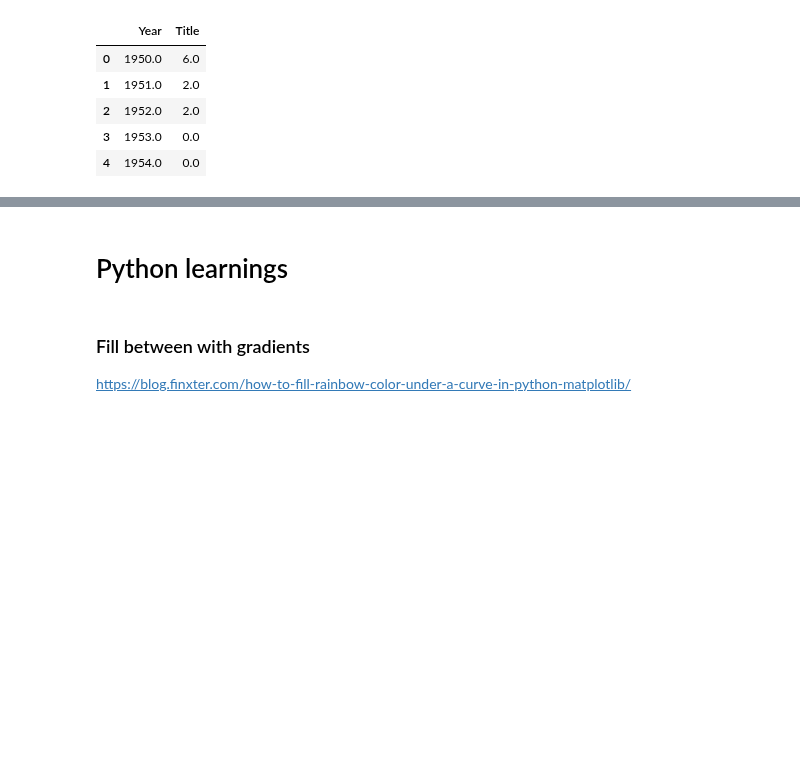
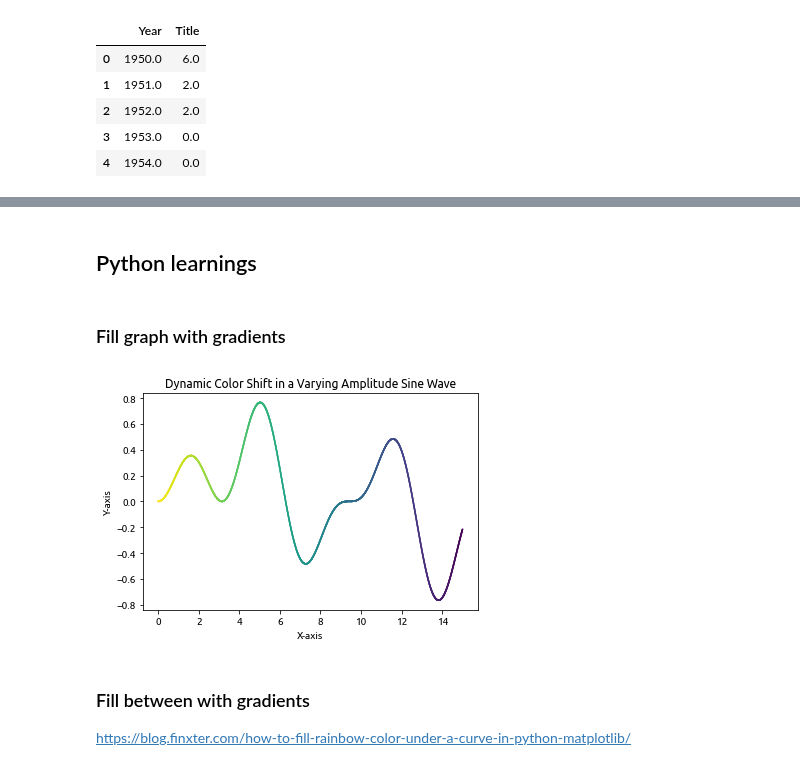
Before and after one commit to Lisa-Ho/small-data-projects, a Jupyter notebook: 2024/2405-bicycle-songs/bicycle-songs.ipynb, the cells around one changed output, grey strips where cells are left out. Drawn from its saved outputs; the diff is of its cells as text; code cells hidden in the pictures; blank space fills up the shorter version.

```diff
--- a/2024/2405-bicycle-songs/bicycle-songs.ipynb
+++ b/2024/2405-bicycle-songs/bicycle-songs.ipynb
@@ -684,5 +619,41 @@ for i in range(len(x)-1):
 # %% [markdown]
-# Python learnings
+## Python learnings
+# %% [markdown]
+### Fill graph with gradients
+# %%
+import matplotlib.pyplot as plt
+
+import numpy as np
+
+
+# Prepare the data
+
+x = np.linspace(0, 15, 2000)
+
+y = np.sin(x) * np.cos(x / 2) * np.sin(x / 3)  # Varying amplitude over time
+
+
+# Creating a dynamic color array based on y-values
+
+#colors = plt.cm.viridis((y - min(y)) / (max(y) - min(y)))
+colors = plt.cm.viridis_r((x - min(x)) / (max(x) - min(x)))
+
+
+# Plotting each point with a color corresponding to its y-value
+
+for i in range(len(x) - 1):
+   plt.plot(x[i:i+2], y[i:i+2], color=colors[i])
+
+
+plt.title("Dynamic Color Shift in a Varying Amplitude Sine Wave")
+
+plt.xlabel("X-axis")
+
+plt.ylabel("Y-axis")
+
+plt.show()
+# %% [output]
+[figure, added]
 # %% [markdown]
 ### Fill between with gradients
 https://blog.finxter.com/how-to-fill-rainbow-color-under-a-curve-in-python-matplotlib/
```
Also changed, not shown: parts of 31 cells of this notebook.
